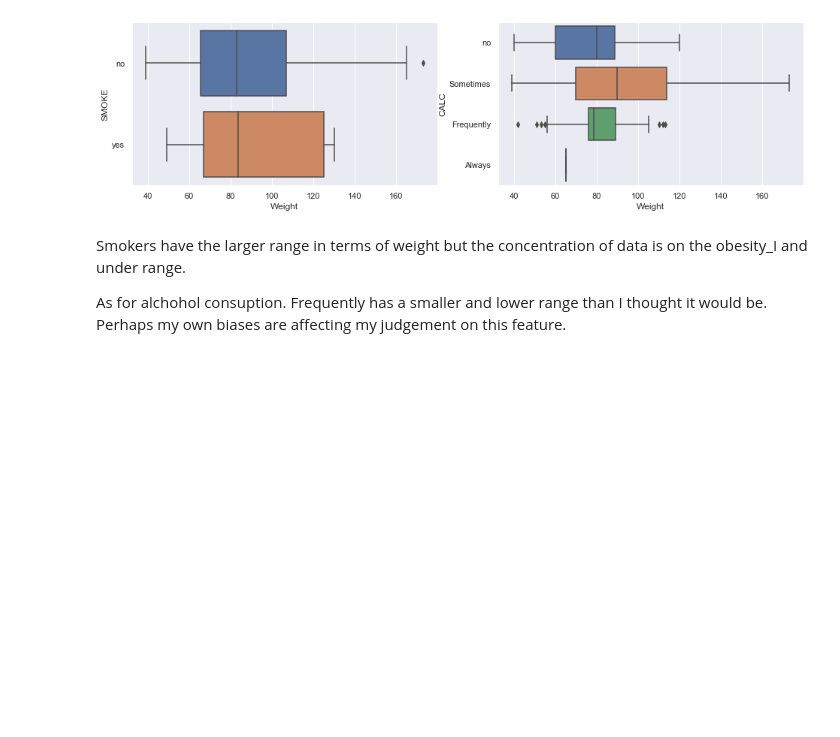
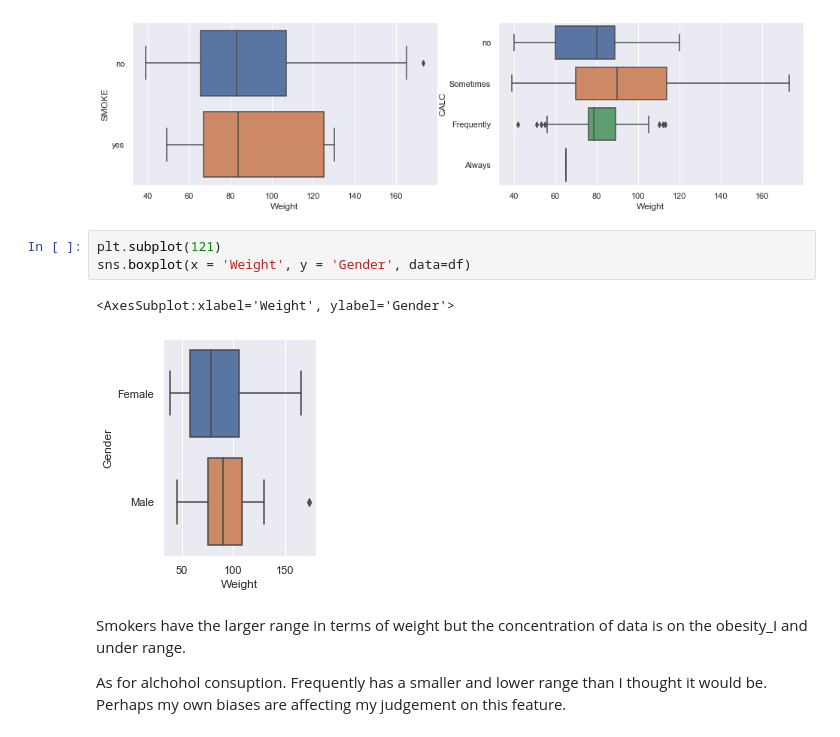
Before and after one commit to zacmcnulty123/reasoning_under_uncertainty, a Jupyter notebook: Project/obesity-clustering.ipynb, the cells around one changed output. Saved outputs shown, nothing was run; the diff lists cells and outputs as text; blank space fills up the shorter version.

```diff
--- a/Project/obesity-clustering.ipynb
+++ b/Project/obesity-clustering.ipynb
@@ -489,6 +491,12 @@ sns.boxplot(x = 'Weight', y = 'CALC', data=df)
 plt.show()
 # %% [output]
 [figure]
+# %%
+plt.subplot(121)
+sns.boxplot(x = 'Weight', y = 'Gender', data=df)
+# %% [output]
+<AxesSubplot:xlabel='Weight', ylabel='Gender'>
+[figure, added]
 # %% [markdown]
 Smokers have the larger range in terms of weight but the concentration of data is on the obesity_I and under range.
 
```
Also changed, not shown: parts of 61 cells of this notebook, 1 other file.
